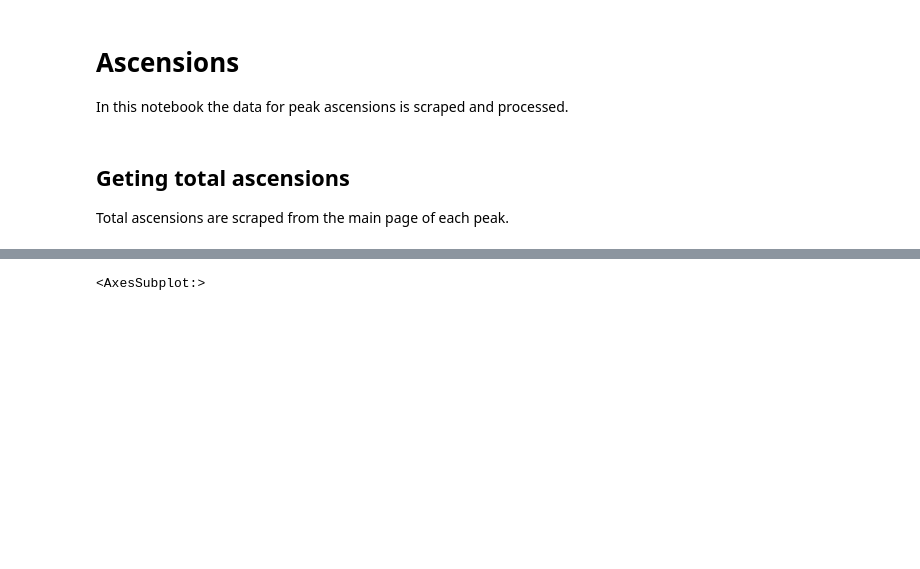
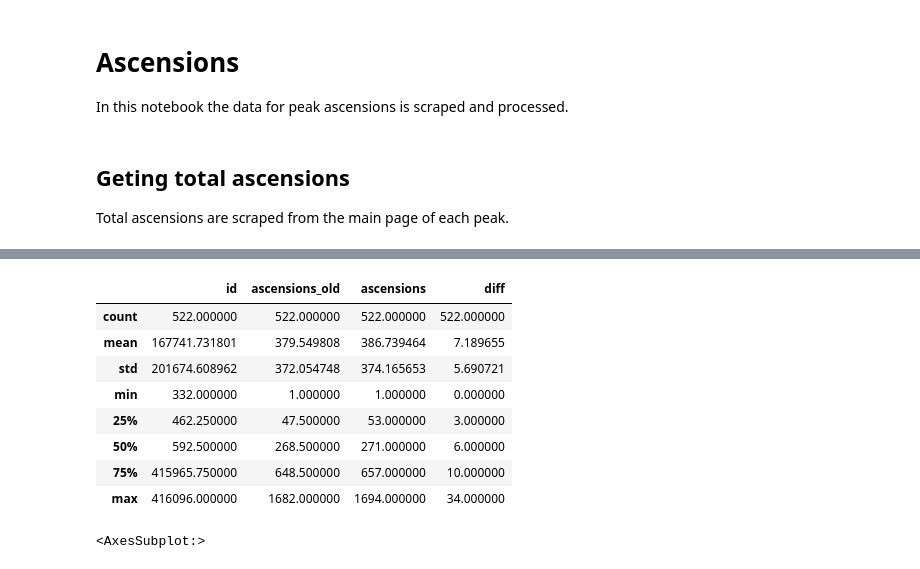
Before and after one commit to jaymaeuro/100cims_data, a Jupyter notebook: ascensions.ipynb, the cells around one changed output, grey strips where cells are left out. Drawn from its saved outputs; the diff is of its cells as text; code cells hidden in the pictures; blank space fills up the shorter version.

```diff
--- a/ascensions.ipynb
+++ b/ascensions.ipynb
@@ -16,15 +16,15 @@ with open("centcims.json", encoding="utf-8") as f:
 # %%
 ascensions = []
 # %%
+%%time
 for i, cim in enumerate(cent_cims):
-    if i > 322:
-        r = requests.get(cim["url"]["feec"]).text
-        soup = BeautifulSoup(r, "html.parser")
+    r = requests.get(cim["url"]["feec"]).text
+    soup = BeautifulSoup(r, "html.parser")
 
-        ascensio = int(soup.select(
-            f"#post-{cim['id']} > header > div > div > div.col-lg-5.bg-primari.white.p-md-5.p-4.d-flex.flex-column > h4.fw-bold.fs-20.mb-2")[
-                           0].text.split()[0])
+    ascensio = int(soup.select(
+        f"#post-{cim['id']} > header > div > div > div.col-lg-5.bg-primari.white.p-md-5.p-4.d-flex.flex-column > h4.fw-bold.fs-20.mb-2")[
+                       0].text.split()[0])
 
-        ascensions.append({"peak": cim["name"], "ascensions": ascensio})
-        print(f"{(i + 1) / len(cent_cims) * 100:.2f} % - {cim['name']}: {ascensio}")
+    ascensions.append({"peak": cim["name"], "ascensions": ascensio})
+    print(f"{(i + 1) / len(cent_cims) * 100:.2f} % - {cim['name']}: {ascensio}")
 # %% [output]
@@ -48,3 +73,19 @@ for i, cim in enumerate(cent_cims):
+# %%
+df = pd.DataFrame(cent_cims)[["name", "id", "ascensions"]]
+df["ascensions"] = df.ascensions.apply(lambda x: x["total"])
+df = pd.concat([df.rename(columns={"ascensions": "ascensions_old"}), pd.DataFrame(ascensions)], axis=1).drop(columns=["peak"])
+df["diff"] = df.ascensions - df.ascensions_old
+df.describe()
+# %% [output]
+|  | id | ascensions_old | ascensions | diff |
+| count | 522.000000 | 522.000000 | 522.000000 | 522.000000 |
+| mean | 167741.731801 | 379.549808 | 386.739464 | 7.189655 |
+| std | 201674.608962 | 372.054748 | 374.165653 | 5.690721 |
+| min | 332.000000 | 1.000000 | 1.000000 | 0.000000 |
+| 25% | 462.250000 | 47.500000 | 53.000000 | 3.000000 |
+| 50% | 592.500000 | 268.500000 | 271.000000 | 6.000000 |
+| 75% | 415965.750000 | 648.500000 | 657.000000 | 10.000000 |
+| max | 416096.000000 | 1682.000000 | 1694.000000 | 34.000000 |
 # %%
 with open("ascensions.json", "w", encoding="utf-8") as f:
     f.write(json.dumps(ascensions, ensure_ascii=False, indent=4))
```
Also changed, not shown: parts of 2 cells of this notebook, 1 other file.
